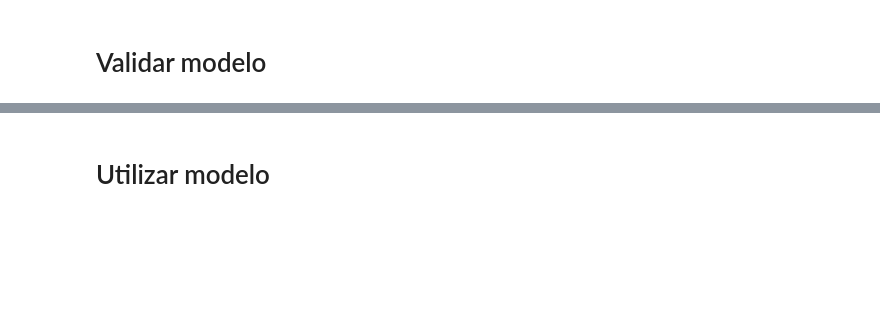
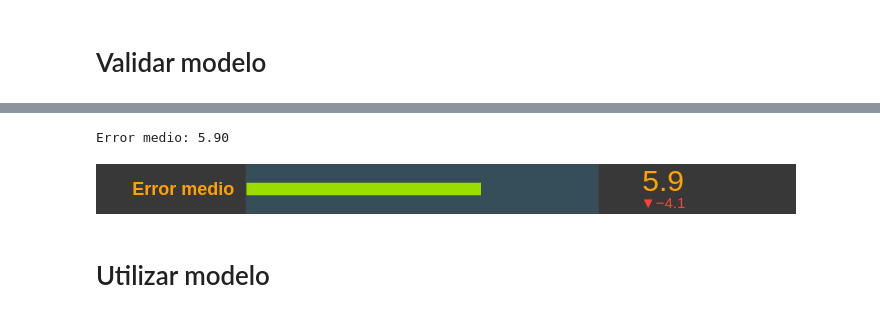
Before and after one commit to InoveProyectos/charla_ia, a Jupyter notebook: hello_world.ipynb, the cells around one changed output, grey strips where cells are left out. Saved outputs shown, nothing was run; the diff lists cells and outputs as text; code cells hidden in the pictures; blank space fills up the shorter version.

```diff
--- a/hello_world.ipynb
+++ b/hello_world.ipynb
@@ -205,3 +160,17 @@ Error medio: 5.94
+# %%
+title = 'Error medio'
+error_medio = np.mean(np.absolute((y_hat - y)/y))
+print(title+": %.2f" % error_medio)
+value = error_medio
+reference = 10
+if PNG_RENDER:
+    filename = title + '.png'
+    gibioplot.plot_meter(title=title, value=value, render='png', filename=filename)
+else:
+    gibioplot.plot_meter(title=title, value=value, reference=reference)
+# %% [output]
+Error medio: 5.90
+[figure, added]
 # %% [markdown]
 # Utilizar modelo
 # %% [markdown]
```
Also changed, not shown: parts of 19 cells of this notebook.
